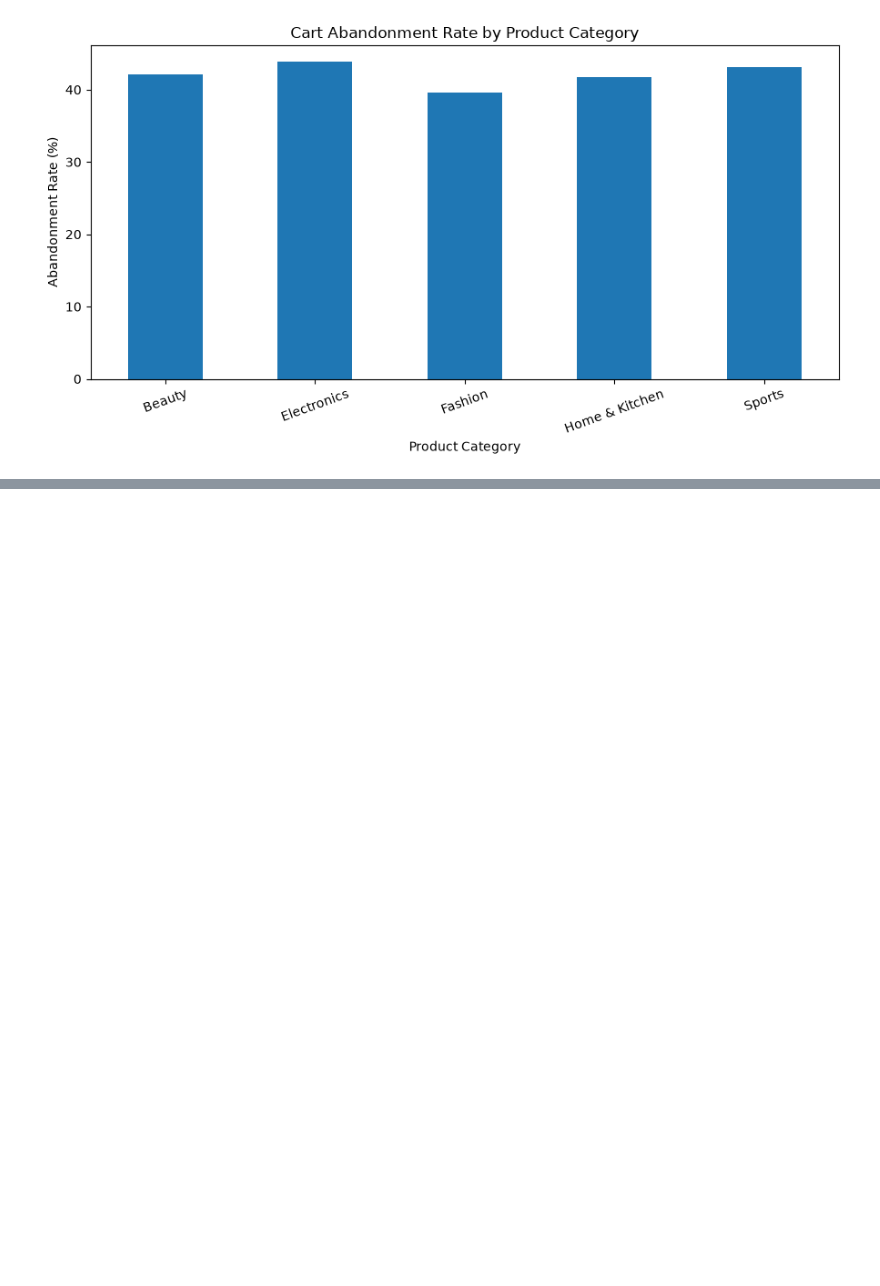
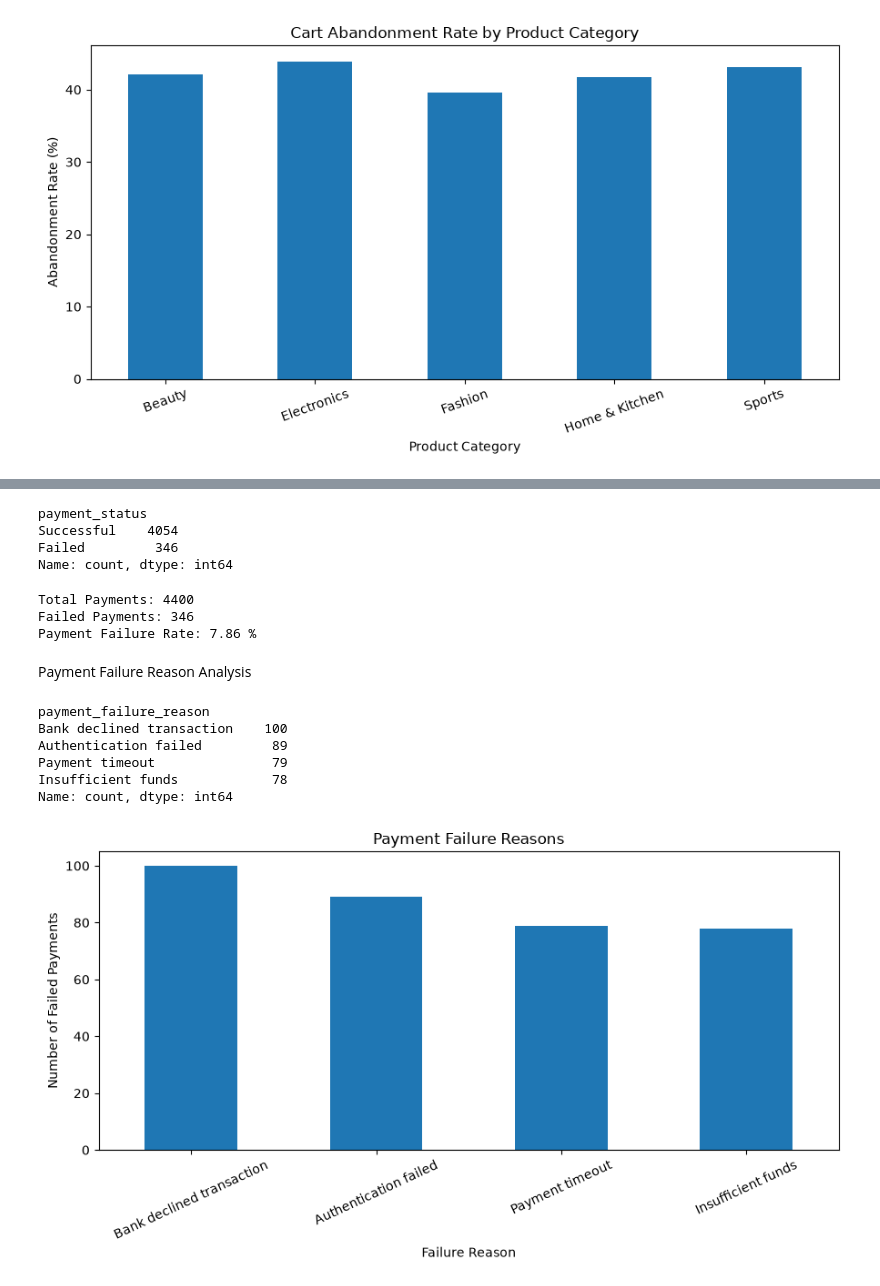
Before and after one commit to saanvi-saxena/cart-abandonment-analysis, a Jupyter notebook: python/data_exploration.ipynb, the cells around one changed output, grey strips where cells are left out. Cells and saved outputs as stored; diff of their text form; code cells hidden in the pictures; blank space fills up the shorter version.

```diff
--- a/python/data_exploration.ipynb
+++ b/python/data_exploration.ipynb
@@ -318,0 +354,59 @@ plt.show()
+# %%
+payment_data = events[
+    events["event_name"] == "payment_initiated"
+]
+
+payment_status_counts = payment_data["payment_status"].value_counts()
+
+print(payment_status_counts)
+# %% [output]
+payment_status
+Successful    4054
+Failed         346
+Name: count, dtype: int64
+# %%
+total_payments = payment_status_counts.sum()
+failed_payments = payment_status_counts.get("Failed", 0)
+
+failure_rate = (failed_payments / total_payments) * 100
+
+print("Total Payments:", total_payments)
+print("Failed Payments:", failed_payments)
+print("Payment Failure Rate:", round(failure_rate, 2), "%")
+# %% [output]
+Total Payments: 4400
+Failed Payments: 346
+Payment Failure Rate: 7.86 %
+# %% [markdown]
+Payment Failure Reason Analysis
+# %%
+failed_payment_data = payment_data[
+    payment_data["payment_status"] == "Failed"
+]
+
+print(failed_payment_data["payment_failure_reason"].value_counts())
+# %% [output]
+payment_failure_reason
+Bank declined transaction    100
+Authentication failed         89
+Payment timeout               79
+Insufficient funds            78
+Name: count, dtype: int64
+# %%
+failure_reasons = failed_payment_data[
+    "payment_failure_reason"
+].value_counts()
+
+failure_reasons.plot(
+    kind="bar",
+    figsize=(9, 5)
+)
+
+plt.title("Payment Failure Reasons")
+plt.xlabel("Failure Reason")
+plt.ylabel("Number of Failed Payments")
+plt.xticks(rotation=25)
+plt.tight_layout()
+plt.show()
+# %% [output]
+[figure, added]
```
Also changed, not shown: parts of 6 cells of this notebook.
